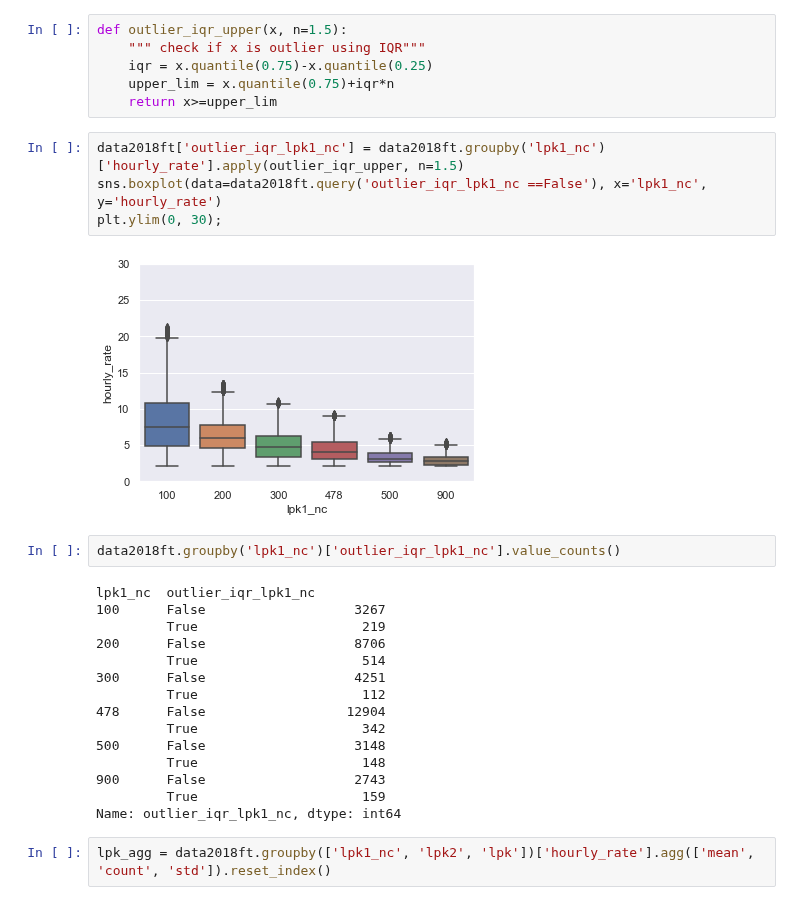
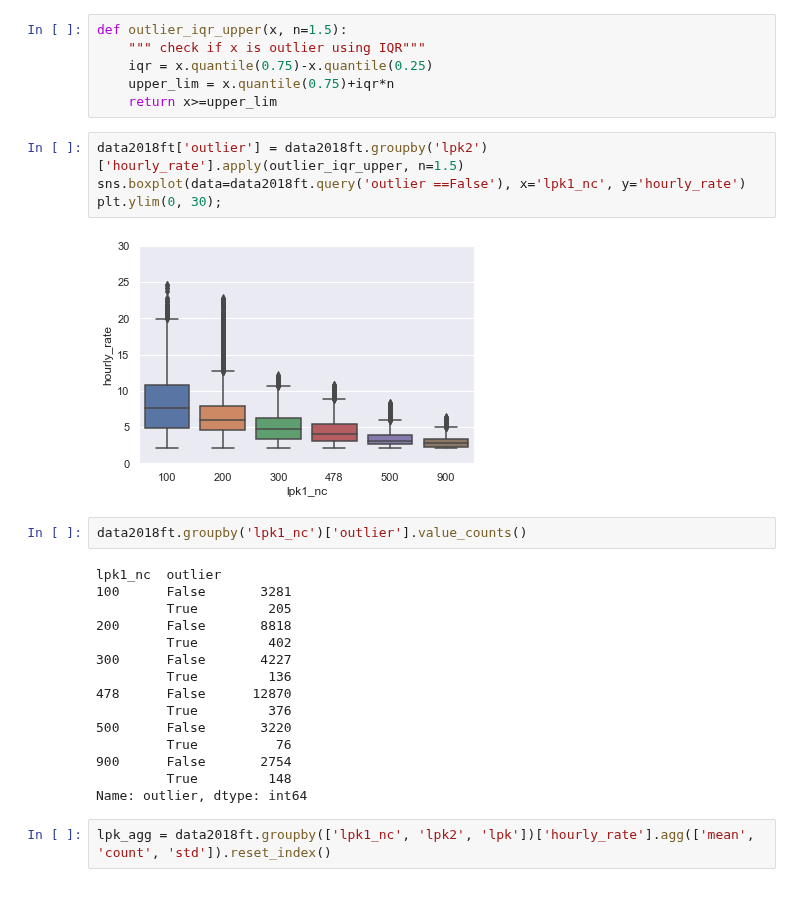
Before and after one commit to EdvinasStonevicius/LT-national-salary-analysis, a Jupyter notebook: python/02-Preprocessing.ipynb, the cells around one changed output. Drawn from its saved outputs; the diff is of its cells as text.

```diff
--- a/python/02-Preprocessing.ipynb
+++ b/python/02-Preprocessing.ipynb
@@ -247,28 +247,28 @@ def outlier_iqr_upper(x, n=1.5):
     upper_lim = x.quantile(0.75)+iqr*n
     return x>=upper_lim
 # %%
-data2018ft['outlier_iqr_lpk1_nc'] = data2018ft.groupby('lpk1_nc')['hourly_rate'].apply(outlier_iqr_upper, n=1.5)
-sns.boxplot(data=data2018ft.query('outlier_iqr_lpk1_nc ==False'), x='lpk1_nc', y='hourly_rate')
+data2018ft['outlier'] = data2018ft.groupby('lpk2')['hourly_rate'].apply(outlier_iqr_upper, n=1.5)
+sns.boxplot(data=data2018ft.query('outlier ==False'), x='lpk1_nc', y='hourly_rate')
 plt.ylim(0, 30);
 # %% [output]
-[figure, old version]
+[figure, new version]
 # %%
-data2018ft.groupby('lpk1_nc')['outlier_iqr_lpk1_nc'].value_counts()
+data2018ft.groupby('lpk1_nc')['outlier'].value_counts()
 # %% [output]
-lpk1_nc  outlier_iqr_lpk1_nc
-100      False                   3267
-         True                     219
-200      False                   8706
-         True                     514
-300      False                   4251
-         True                     112
-478      False                  12904
-         True                     342
-500      False                   3148
-         True                     148
-900      False                   2743
-         True                     159
-Name: outlier_iqr_lpk1_nc, dtype: int64
+lpk1_nc  outlier
+100      False       3281
+         True         205
+200      False       8818
+         True         402
+300      False       4227
+         True         136
+478      False      12870
+         True         376
+500      False       3220
+         True          76
+900      False       2754
+         True         148
+Name: outlier, dtype: int64
 # %%
 lpk_agg = data2018ft.groupby(['lpk1_nc', 'lpk2', 'lpk'])['hourly_rate'].agg(['mean', 'count', 'std']).reset_index()
 # %%
```
Also changed, not shown: parts of 1 cell of this notebook, 2 other files.
